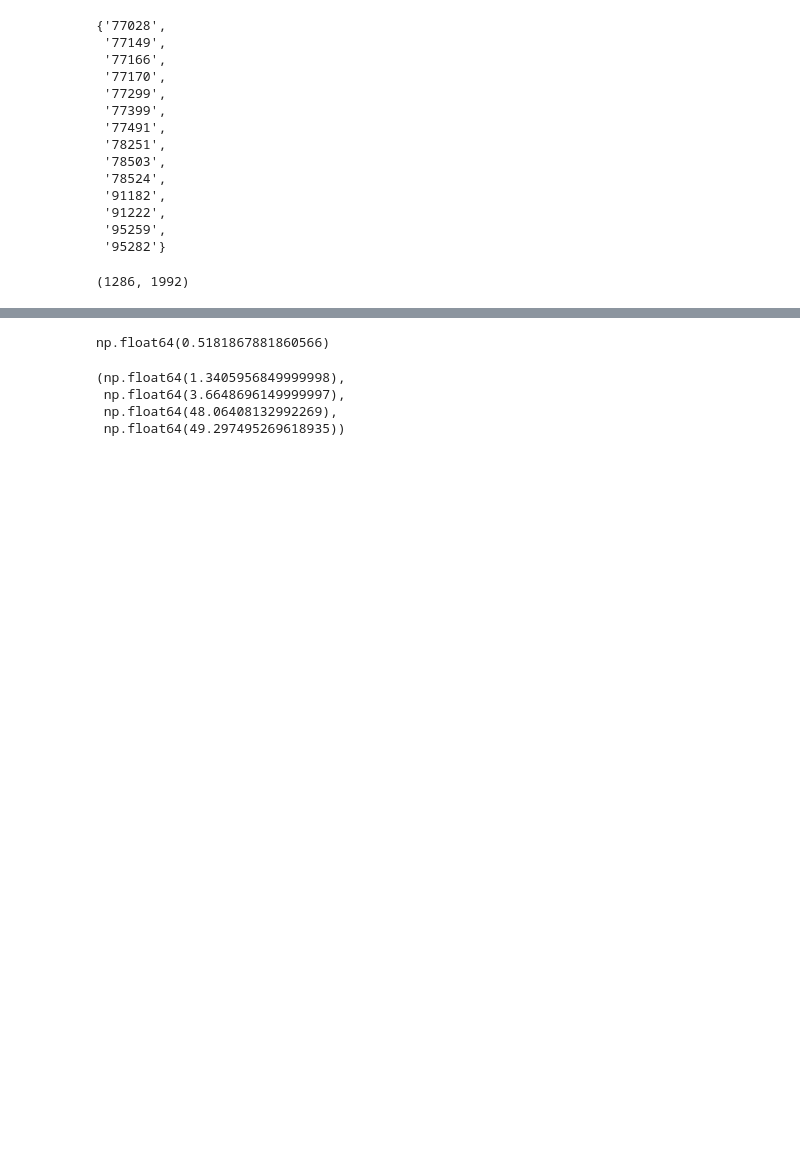
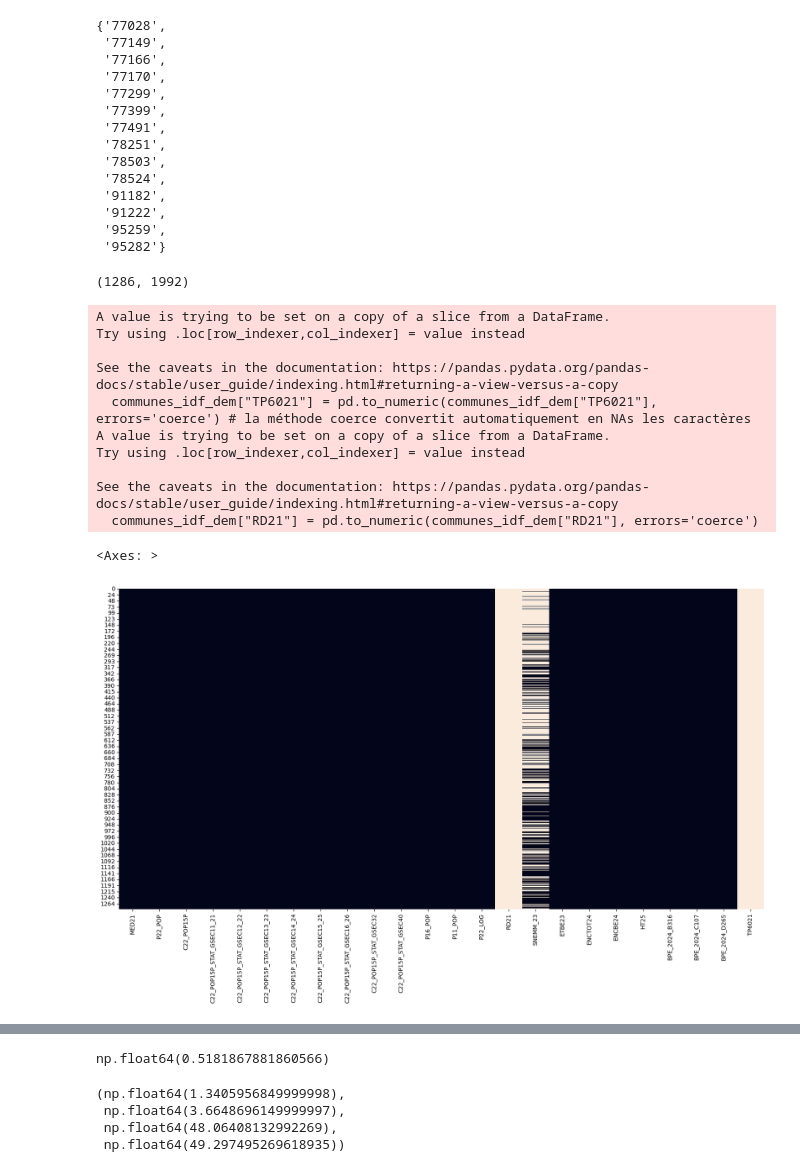
Before and after one commit to aurelianmoge/Projet-Python---ENSAE-2025, a Jupyter notebook: FICHIER PROPRE.ipynb, the cells around one changed output, grey strips where cells are left out. Saved outputs shown, nothing was run; the diff lists cells and outputs as text; code cells hidden in the pictures; blank space fills up the shorter version.

Commit message:
Régressions multiples, sélection de variables et comparaison de modèles linéaires.

```diff
--- a/FICHIER PROPRE.ipynb
+++ b/FICHIER PROPRE.ipynb
@@ -386,12 +386,6 @@ communes_idf = pd.merge(communes_idf, pollution_air_2018, on="insee")
 communes_idf.shape
 # %% [output]
 (1286, 1992)
-# %%
-## Nettoyage
-
-# On nettoie le revenu médian en supprimant les (15) lignes non renseignées
-communes_idf[communes_idf['MED21'] == 's']
-communes_idf = communes_idf[communes_idf['MED21'] != 's']
 # %%
 ### On importe les bonnes géométries pour les arrondissements parisiens
 
@@ -447,0 +439,28 @@ communes_idf = communes_idf[communes_idf["insee"] != "93059"]
+# %%
+#### On cherche maintenant à trier dans nos variables d'intérêt : on regarde nos variables démographiques et on visualise les NAs
+
+# On crée un df avec les variables démographiques d'intérêt
+communes_idf_dem = communes_idf[["MED21", "P22_POP", "C22_POP15P", "C22_POP15P_STAT_GSEC11_21", "C22_POP15P_STAT_GSEC12_22", "C22_POP15P_STAT_GSEC13_23",
+"C22_POP15P_STAT_GSEC14_24", "C22_POP15P_STAT_GSEC15_25", "C22_POP15P_STAT_GSEC16_26", "C22_POP15P_STAT_GSEC32", "C22_POP15P_STAT_GSEC40",
+"P16_POP", "P11_POP", "P22_LOG", "RD21", "SNEMM_23", "ETBE23", "ENCTOT24", "ENCBE24", "HT25", "BPE_2024_B316", "BPE_2024_C107", "BPE_2024_D265", "TP6021"]]
+
+# On transforme les "s" (convention INSEE) en NAs (ce qu'ils signifient) - cela ne concerne que TP6021 et RD21 (les autres sont déjà des float)
+communes_idf_dem["TP6021"] = pd.to_numeric(communes_idf_dem["TP6021"], errors='coerce') # la méthode coerce convertit automatiquement en NAs les caractères
+communes_idf_dem["RD21"] = pd.to_numeric(communes_idf_dem["RD21"], errors='coerce')
+
+# On visualise les NAs
+plt.figure(figsize=(20,10))
+sns.heatmap(communes_idf_dem.isna(), cbar=False)
+# %% [output]
+A value is trying to be set on a copy of a slice from a DataFrame.
+Try using .loc[row_indexer,col_indexer] = value instead
+
+See the caveats in the documentation: https://pandas.pydata.org/pandas-docs/stable/user_guide/indexing.html#returning-a-view-versus-a-copy
+  communes_idf_dem["TP6021"] = pd.to_numeric(communes_idf_dem["TP6021"], errors='coerce') # la méthode coerce convertit automatiquement en NAs les caractères
+A value is trying to be set on a copy of a slice from a DataFrame.
+Try using .loc[row_indexer,col_indexer] = value instead
+
+See the caveats in the documentation: https://pandas.pydata.org/pandas-docs/stable/user_guide/indexing.html#returning-a-view-versus-a-copy
+  communes_idf_dem["RD21"] = pd.to_numeric(communes_idf_dem["RD21"], errors='coerce')
+<Axes: >
+[figure, added]
```
Also changed, not shown: parts of 28 cells of this notebook.
